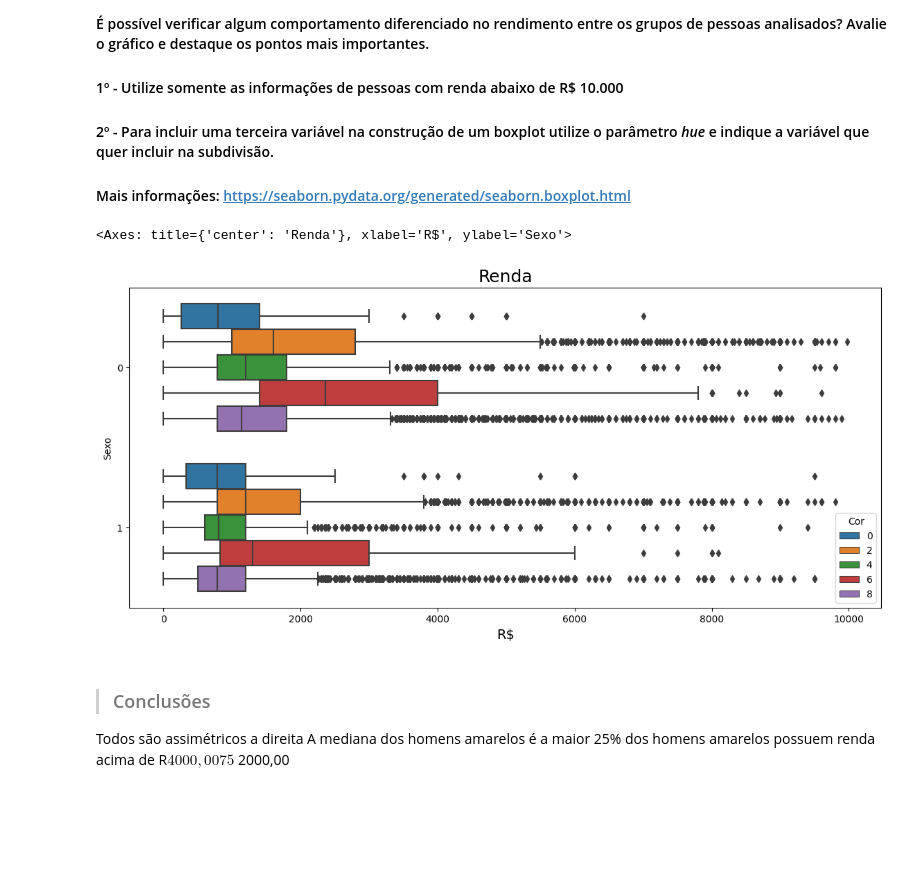
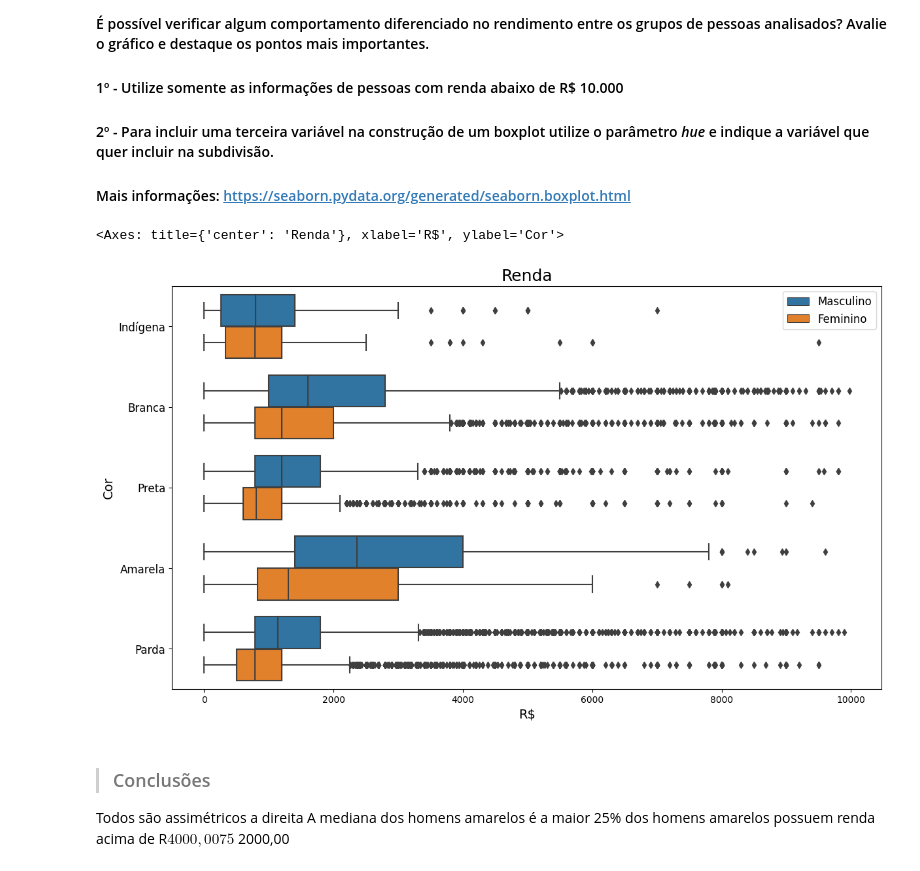
Before and after one commit to RayVilaca/Bootcamp-Data-Analytics, a Jupyter notebook: Cursos-Off/Alura/Estatística-com-Python/frequencias-e-medidas/Análise_Descritiva.ipynb, the cells around one changed output. Drawn from its saved outputs; the diff is of its cells as text; code cells hidden in the pictures; blank space fills up the shorter version.

```diff
--- a/Cursos-Off/Alura/Estatística-com-Python/frequencias-e-medidas/Análise_Descritiva.ipynb
+++ b/Cursos-Off/Alura/Estatística-com-Python/frequencias-e-medidas/Análise_Descritiva.ipynb
@@ -537,14 +543,19 @@ essas categorias estão próximos, não havendo tantos casos destoantes.
 #### <font>2º - Para incluir uma terceira variável na construção de um boxplot utilize o parâmetro <i>hue</i> e indique a variável que quer incluir na subdivisão.</font>
 #### Mais informações: https://seaborn.pydata.org/generated/seaborn.boxplot.html
 # %%
-ax = sns.boxplot(x='Renda', y='Sexo', hue='Cor', data=dados.query("Renda < 10000 "), orient='h')
-ax.figure.set_size_inches(14, 6)
+ax = sns.boxplot(x='Renda', y='Cor', hue='Sexo', data=dados.query("Renda < 10000 "), orient='h')
+ax.figure.set_size_inches(14, 8)
 ax.set_title("Renda", fontsize=18)
 ax.set_xlabel("R$", fontsize=14)
+ax.set_ylabel("Cor", fontsize=14)
+ax.set_yticklabels(list(cor.values())[0:-1], fontsize=12)
+
+lg, _ = ax.get_legend_handles_labels()
+ax.legend(lg, list(sexo.values()), fontsize=12)
 ax
 # %% [output]
-<Axes: title={'center': 'Renda'}, xlabel='R$', ylabel='Sexo'>
+<Axes: title={'center': 'Renda'}, xlabel='R$', ylabel='Cor'>
-[figure, old version]
+[figure, new version]
 # %% [markdown]
 > ### Conclusões
 
```
Also changed, not shown: parts of 9 cells of this notebook.
